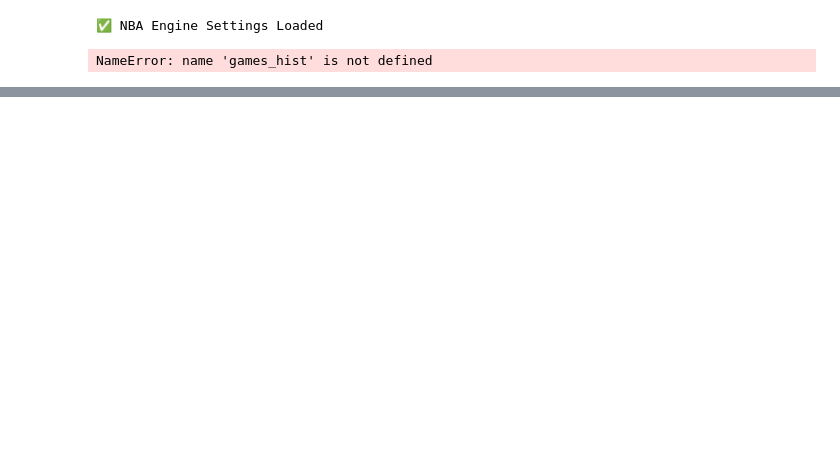
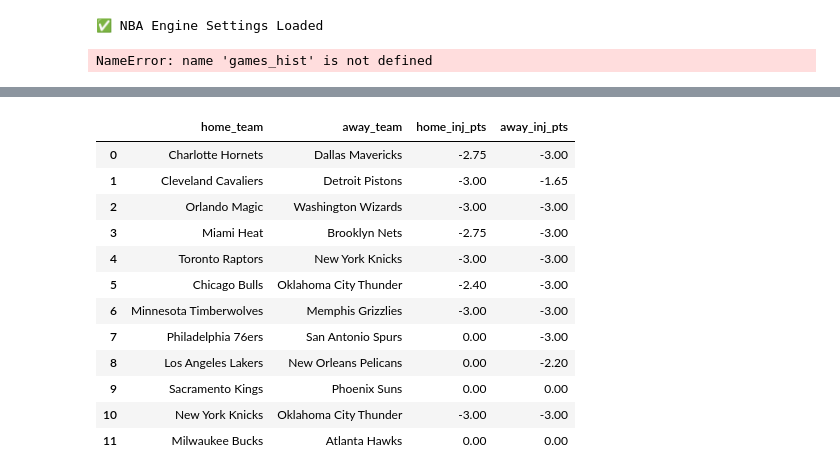
Before and after one commit to dchav12/New-stable-, a Jupyter notebook: NBA_STABLE.ipynb, the cells around one changed output, grey strips where cells are left out. Cells and saved outputs as stored; diff of their text form; code cells hidden in the pictures; blank space fills up the shorter version.

```diff
--- a/NBA_STABLE.ipynb
+++ b/NBA_STABLE.ipynb
@@ -9860,0 +13396,85 @@ Saved: nba_card_plays.csv, nba_discord_card.txt
+# %%
+# =========================
+# FIX: PDF injury team names are coming through like "BrooklynNets"
+#      -> convert CamelCase to spaced names, then re-merge
+# =========================
+import re
+import pandas as pd
+
+def camel_to_spaced(s: str) -> str:
+    s = "" if s is None else str(s).strip()
+    # Insert space between lower->Upper OR letter->Upper sequences
+    s = re.sub(r"(?<=[a-z])(?=[A-Z])", " ", s)
+    s = re.sub(r"(?<=[A-Z])(?=[A-Z][a-z])", " ", s)
+    s = re.sub(r"\s+", " ", s).strip()
+    return s
+
+# expand your existing normalize_team to handle CamelCase/no-space names
+def normalize_team_v2(s: str) -> str:
+    s0 = camel_to_spaced(s)
+
+    # reuse your earlier mapping if it exists
+    try:
+        return normalize_team(s0)  # from prior cell
+    except Exception:
+        return s0
+
+def injury_rows_to_team_points_normalized_v2(inj_df: pd.DataFrame) -> pd.DataFrame:
+    if inj_df is None or inj_df.empty:
+        return pd.DataFrame({"team": [], "inj_pts": []})
+
+    df = inj_df.copy()
+    df["team"] = df["team"].apply(normalize_team_v2)
+
+    # keep your existing penalties/cap if present
+    STATUS_PENALTY = globals().get("STATUS_PENALTY", {"Out": -0.55, "Doubtful": -0.35, "Questionable": -0.20, "Probable": -0.10, "Available": 0.0})
+    INJURY_CAP = float(globals().get("INJURY_CAP", -3.0))
+
+    df["pen"] = df["status"].map(STATUS_PENALTY).fillna(0.0)
+
+    team_pts = df.groupby("team", as_index=False)["pen"].sum().rename(columns={"pen":"inj_pts"})
+    team_pts["inj_pts"] = team_pts["inj_pts"].astype(float).apply(lambda x: max(INJURY_CAP, x))
+    return team_pts
+
+def attach_inj_pts_from_parsed_rows_SAFE_v2(games_df, inj_rows_df):
+    team_pts = injury_rows_to_team_points_normalized_v2(inj_rows_df)
+
+    g = games_df.copy()
+    # drop existing injury cols to avoid suffixing
+    for c in ["home_inj_pts","away_inj_pts"]:
+        if c in g.columns:
+            g = g.drop(columns=[c])
+
+    g = g.merge(team_pts.rename(columns={"team":"home_team","inj_pts":"home_inj_pts"}), on="home_team", how="left")
+    g = g.merge(team_pts.rename(columns={"team":"away_team","inj_pts":"away_inj_pts"}), on="away_team", how="left")
+    g["home_inj_pts"] = g["home_inj_pts"].fillna(0.0).astype(float)
+    g["away_inj_pts"] = g["away_inj_pts"].fillna(0.0).astype(float)
+
+    nonzero = int(((g["home_inj_pts"] != 0) | (g["away_inj_pts"] != 0)).sum())
+    print(f"[INJ v2] Team rows: {len(team_pts)} | Games w/ any nonzero inj pts: {nonzero}")
+
+    # show which injury teams still don't match slate (debug)
+    slate_teams = set(g["home_team"]).union(set(g["away_team"]))
+    extra = team_pts[~team_pts["team"].isin(slate_teams)].sort_values("inj_pts").head(25)
+    if len(extra):
+        print("[INJ v2] Injury teams not on slate (ok):")
+        display(extra)
+
+    return g, team_pts
+
+# ---- RUN IT ----
+games_df, team_inj_pts_df = attach_inj_pts_from_parsed_rows_SAFE_v2(games_df, inj_rows_df)
+
+display(games_df[["home_team","away_team","home_inj_pts","away_inj_pts"]])
+
+# rerun downstream exactly like you were
+games_df = attach_team_stats_and_project_SAFE(games_df, team_stats)
+games_df = compute_market_probs_and_edges(games_df)
+plays_df = build_plays(games_df)
+
+print("\n=== TOP PLAYS (ALL MARKETS) — UPDATED (INJ v2 FIXED) ===\n")
+display(plays_df.head(25))
+
+print("\n=== DISCORD TEXT ===\n")
+print(to_discord(plays_df, top_n=12))
+# %% [output]
@@ -9860,0 +13482,13 @@ Saved: nba_card_plays.csv, nba_discord_card.txt
+|  | home_team | away_team | home_inj_pts | away_inj_pts |
+| 0 | Charlotte Hornets | Dallas Mavericks | -2.75 | -3.00 |
+| 1 | Cleveland Cavaliers | Detroit Pistons | -3.00 | -1.65 |
+| 2 | Orlando Magic | Washington Wizards | -3.00 | -3.00 |
+| 3 | Miami Heat | Brooklyn Nets | -2.75 | -3.00 |
+| 4 | Toronto Raptors | New York Knicks | -3.00 | -3.00 |
+| 5 | Chicago Bulls | Oklahoma City Thunder | -2.40 | -3.00 |
+| 6 | Minnesota Timberwolves | Memphis Grizzlies | -3.00 | -3.00 |
+| 7 | Philadelphia 76ers | San Antonio Spurs | 0.00 | -3.00 |
+| 8 | Los Angeles Lakers | New Orleans Pelicans | 0.00 | -2.20 |
+| 9 | Sacramento Kings | Phoenix Suns | 0.00 | 0.00 |
+| 10 | New York Knicks | Oklahoma City Thunder | -3.00 | -3.00 |
+| 11 | Milwaukee Bucks | Atlanta Hawks | 0.00 | 0.00 |
```
Also changed, not shown: parts of 40 cells of this notebook.
